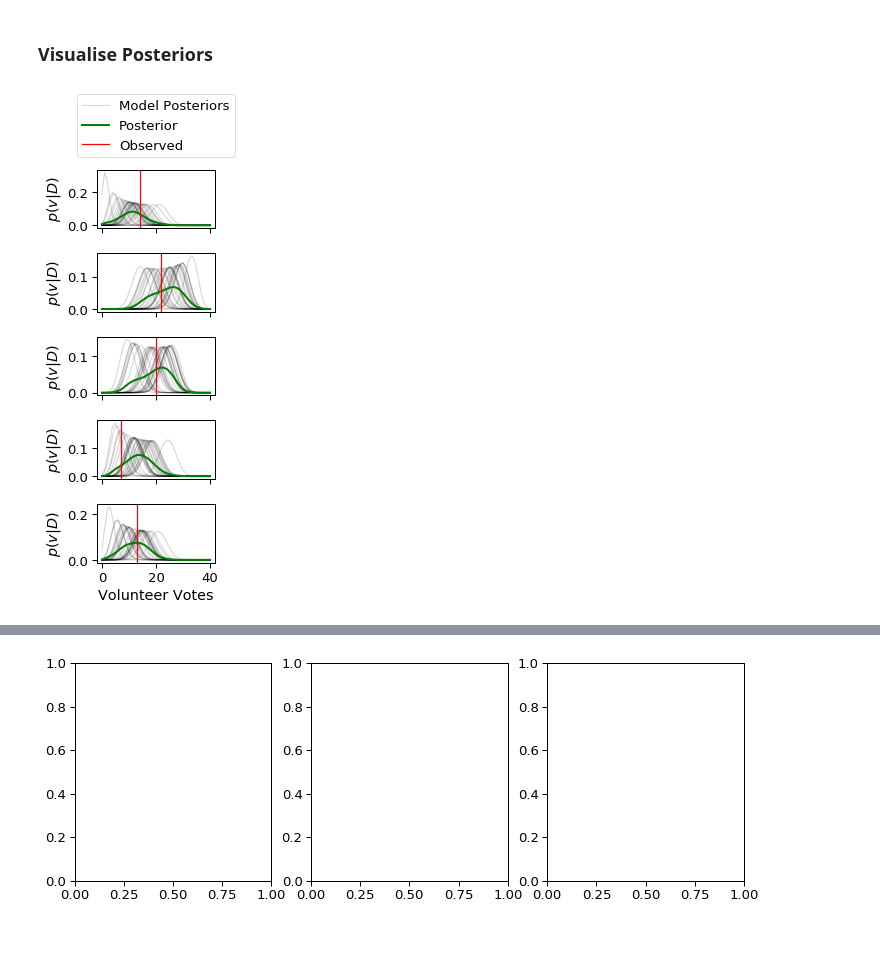
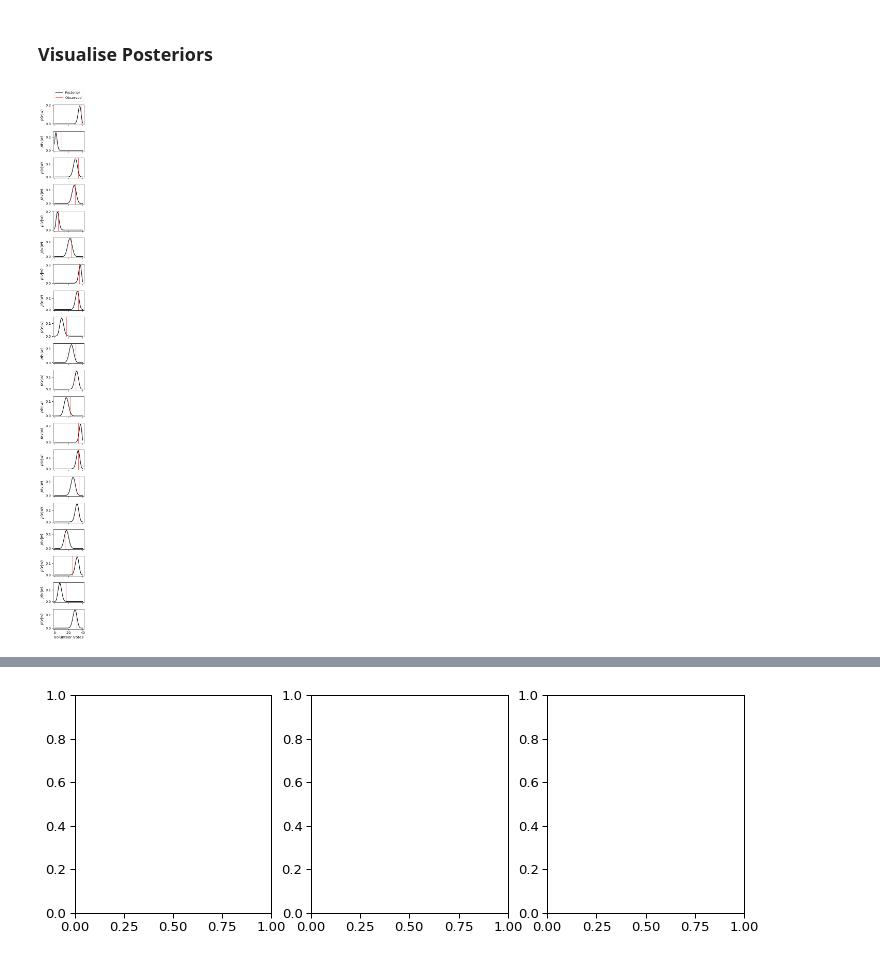
Before and after one commit to colinleach/zoobot, a Jupyter notebook: notebooks/aas_uncertainty.ipynb, the cells around one changed output, grey strips where cells are left out. Saved outputs shown, nothing was run; the diff lists cells and outputs as text; code cells hidden in the pictures.

```diff
--- a/notebooks/aas_uncertainty.ipynb
+++ b/notebooks/aas_uncertainty.ipynb
@@ -160,5 +132,11 @@ Having any troubles? Hit us up at https://dvc.org/support, we are always happy t
 # %%
 # nsa_catalog = astropy_utils.astropy_table_to_pandas(Table.read('../data/nsa_v1_0_1.fits'))
 nsa_catalog = Table.read('../data/nsa_v1_0_1.fits')[['RA', 'DEC', 'Z']].to_pandas()
+nsa_catalog['ra'] = nsa_catalog['RA']
+del nsa_catalog['RA']
+nsa_catalog['dec'] = nsa_catalog['DEC']
+del nsa_catalog['DEC']
+nsa_catalog['redshift'] = nsa_catalog['Z']
+del nsa_catalog['Z']
 # %%
 nsa_catalog.columns.values
@@ -165,2 +147,2 @@ nsa_catalog.columns.values
 # %%
-catalog = matching_utils.match_galaxies_to_catalog_pandas(gz2_catalog, nsa_catalog)
+catalog, _ = matching_utils.match_galaxies_to_catalog_pandas(gz2_catalog, nsa_catalog, matching_radius=u.arcsec * 1000)
@@ -193,4 +159,6 @@ catalog['Z'].hist()
 # rename for consistency with Panoptes
 catalog['smooth-or-featured_smooth_fraction'] = catalog['t01_smooth_or_features_a01_smooth_fraction']
 # etc, as needed
+# %%
+catalog['subject_id'] = catalog['id'].astype(str)
 # %%
@@ -209,7 +177,8 @@ See the caveats in the documentation: http://pandas.pydata.org/pandas-docs/stabl
 def custom_samples(samples, labels):
     sns.set_context('paper', font_scale=1.5)
     fig, axes = plt.subplots(nrows=len(labels), figsize=(3, len(labels)*1.5), sharex=True)
-    make_predictions.plot_samples(samples, labels, fig, axes)
+    total_votes = [40 for n in range(n_galaxies)]
+    make_predictions.plot_samples(samples, labels, total_votes, fig, axes)
 
     for n in range(len(labels)):
 #         axes[n].set_ylabel(r'$p(v|D)$', visible=True)
@@ -230,11 +199,11 @@ def custom_samples(samples, labels):
     return fig
 # %%
 selected = slice(0, 20)
-selected = [1, 2, 6, 7, 9]
+# selected = [1, 2, 6, 7, 9]
 # selected = [2, 3, 4, 5, 6, 7, 8, 9, 12, 13, 14, 17, 18]
 # selected = [2, 3, 4, 5, 6]
 
 fig = custom_samples(np.array(sim_model.model.samples)[selected, :], np.array(sim_model.labels)[selected])
 # %% [output]
-[figure, old version]
+[figure, new version]
 # %%
```
Also changed, not shown: parts of 28 cells of this notebook.
